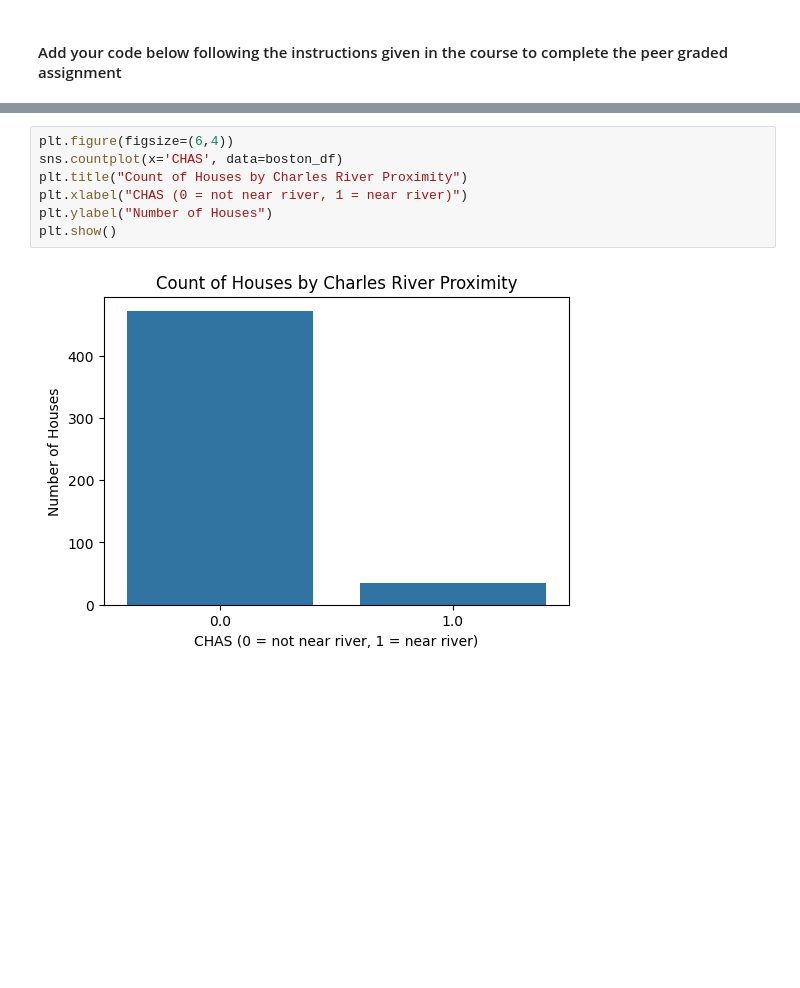
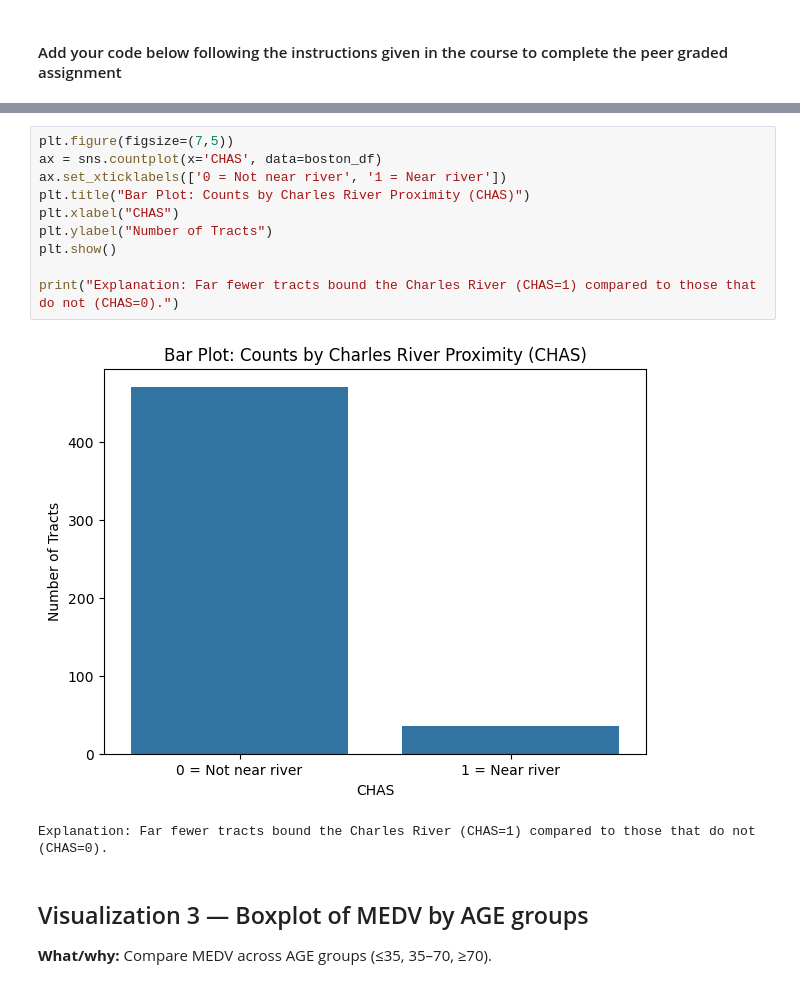
Before and after one commit to Aydan-moon/Boston_Housing_Data, a Jupyter notebook: Optional_Peer_Graded_Assignment.jupyterlite.ipynb, the cells around one changed output, grey strips where cells are left out. Drawn from its saved outputs; the diff is of its cells as text; blank space fills up the shorter version.

```diff
--- a/Optional_Peer_Graded_Assignment.jupyterlite.ipynb
+++ b/Optional_Peer_Graded_Assignment.jupyterlite.ipynb
@@ -82,10 +116,17 @@ plt.show()
 # %%
-plt.figure(figsize=(6,4))
-sns.countplot(x='CHAS', data=boston_df)
-plt.title("Count of Houses by Charles River Proximity")
-plt.xlabel("CHAS (0 = not near river, 1 = near river)")
-plt.ylabel("Number of Houses")
+plt.figure(figsize=(7,5))
+ax = sns.countplot(x='CHAS', data=boston_df)
+ax.set_xticklabels(['0 = Not near river', '1 = Near river'])
+plt.title("Bar Plot: Counts by Charles River Proximity (CHAS)")
+plt.xlabel("CHAS")
+plt.ylabel("Number of Tracts")
 plt.show()
+
+print("Explanation: Far fewer tracts bound the Charles River (CHAS=1) compared to those that do not (CHAS=0).")
 # %% [output]
-[figure, old version]
+[figure, new version]
+Explanation: Far fewer tracts bound the Charles River (CHAS=1) compared to those that do not (CHAS=0).
+# %% [markdown]
+## Visualization 3 — Boxplot of MEDV by AGE groups
+**What/why:** Compare MEDV across AGE groups (≤35, 35–70, ≥70).
 # %%
```
Also changed, not shown: parts of 30 cells of this notebook.
